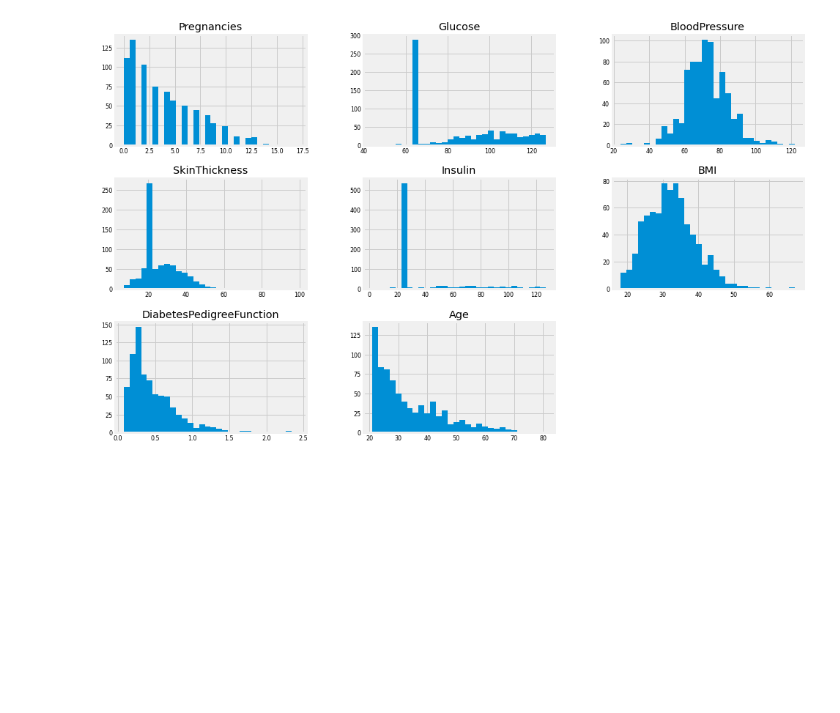
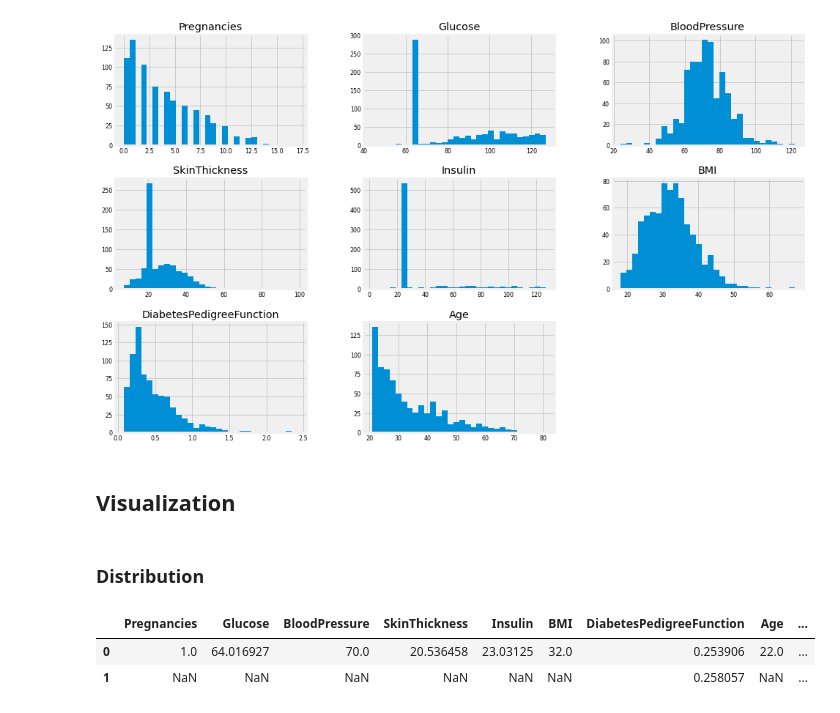
Before and after one commit to dajebbar/Diabetes-Classification, a Jupyter notebook: Dabetes_Classification.ipynb, the cells around one changed output. Cells and saved outputs as stored; diff of their text form; code cells hidden in the pictures; blank space fills up the shorter version.

```diff
--- a/Dabetes_Classification.ipynb
+++ b/Dabetes_Classification.ipynb
@@ -266,3 +266,13 @@ array([[<matplotlib.axes._subplots.AxesSubplot object at 0x...>,
         <matplotlib.axes._subplots.AxesSubplot object at 0x...>]],
       dtype=object)
 [figure]
+# %% [markdown]
+## Visualization
+# %% [markdown]
+### Distribution
+# %%
+diabetes_df.mode()
+# %% [output]
+|  | Pregnancies | Glucose | BloodPressure | SkinThickness | Insulin | BMI | DiabetesPedigreeFunction | Age | ... |
+| 0 | 1.0 | 64.016927 | 70.0 | 20.536458 | 23.03125 | 32.0 | 0.253906 | 22.0 | ... |
+| 1 | NaN | NaN | NaN | NaN | NaN | NaN | 0.258057 | NaN | ... |
```
Also changed, not shown: parts of 2 cells of this notebook.
